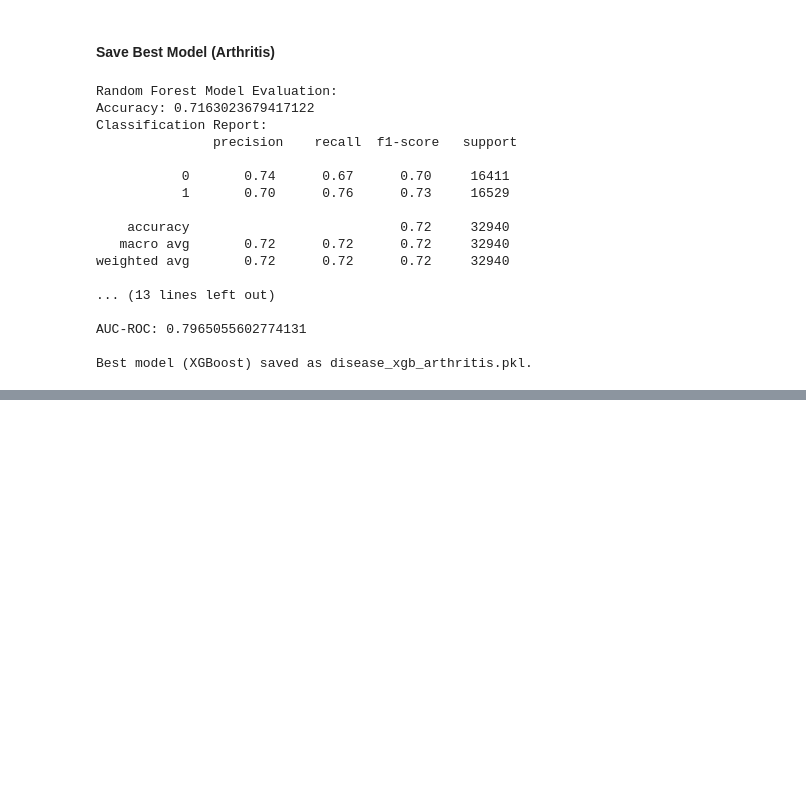
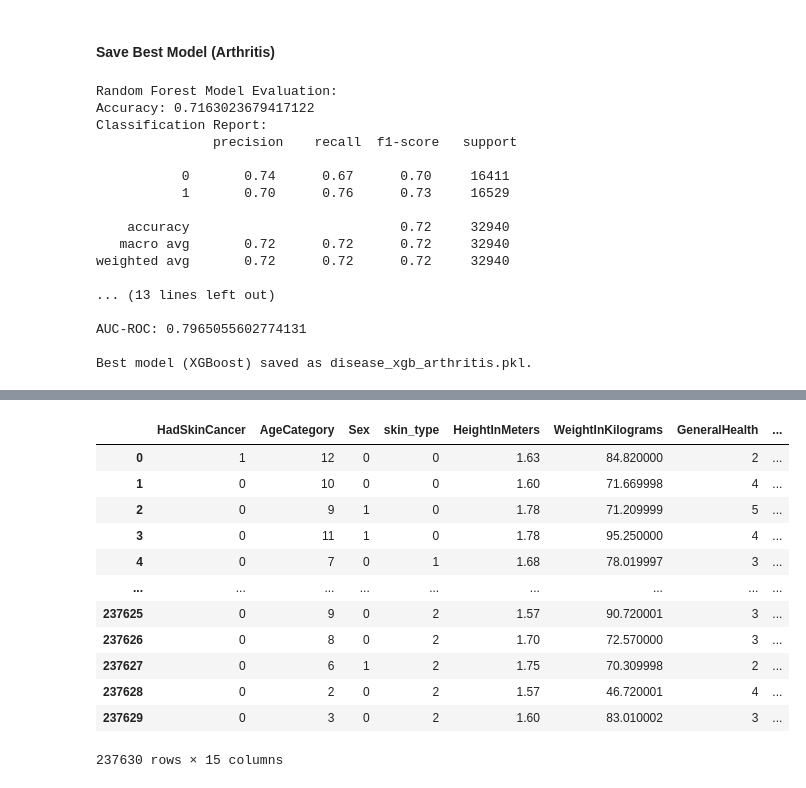
Before and after one commit to JinnOppa/MedInsight, a Jupyter notebook: Source/Prototype/disease_model.ipynb, the cells around one changed output, grey strips where cells are left out. Drawn from its saved outputs; the diff is of its cells as text; code cells hidden in the pictures; blank space fills up the shorter version.

```diff
--- a/Source/Prototype/disease_model.ipynb
+++ b/Source/Prototype/disease_model.ipynb
@@ -119,0 +143,4 @@ memory usage: 63.5+ MB
+# %%
+disease_df['skin_type'] = disease_df['RaceEthnicityCategory'].map(skin_type_map)
+disease_df['sunlight_exposure_category'] = disease_df['State'].map(uv_map)
+disease_df['average_environment_temperature'] = disease_df['State'].map(state_temperature_map)
@@ -197,6 +232,21 @@ e_cigarette_usage_mapping = {
     "Use them some days": 2,
     "Use them every day": 3
 }
+
+# Map skin_type
+skin_type_mapping = {
+    'Type I-II' : 0,
+    'Type IV-VI': 1,
+    'Type III': 2
+}
+# Map sunlight_type
+sunlight_exposure_type_mapping = {
+    'High': 0,
+    'Low': 1,
+    'Extreme': 2,
+    'Very High': 3,
+    'Moderate': 4
+}
 # %%
 disease_df["Sex"] = disease_df["Sex"].map({"Female": 0, "Male": 1})
 # %%
@@ -205,6 +255,8 @@ disease_df["AgeCategory"] = disease_df["AgeCategory"].map(age_category_mapping)
 disease_df["SmokerStatus"] = disease_df["SmokerStatus"].map(smoker_status_mapping)
 disease_df["HadDiabetes"] = disease_df["HadDiabetes"].map(diabetes_mapping)
 disease_df["ECigaretteUsage"] = disease_df["ECigaretteUsage"].map(e_cigarette_usage_mapping)
+disease_df['skin_type'] = disease_df['skin_type'].map(skin_type_mapping)
+disease_df['sunlight_exposure_category'] = disease_df['sunlight_exposure_category'].map(sunlight_exposure_type_mapping)
 # %%
 # Define parameter grids for both models
 rf_param_grid = {
@@ -1750,0 +1864,34 @@ Best model (XGBoost) saved as disease_xgb_arthritis.pkl.
+# %%
+skin_cancer_df =  disease_df[[
+    'HadSkinCancer',       # Target variable
+    'AgeCategory',          # Predictor variables
+    'Sex',
+    'skin_type',
+    'HeightInMeters',
+    'WeightInKilograms',
+    'GeneralHealth',
+    'SmokerStatus',
+    'AlcoholDrinkers',
+    'ECigaretteUsage',
+    'HadCOPD',
+    'DifficultyErrands',
+    'DifficultyDressingBathing',
+    'sunlight_exposure_category',
+    'average_environment_temperature'
+]]
+
+skin_cancer_df
+# %% [output]
+|  | HadSkinCancer | AgeCategory | Sex | skin_type | HeightInMeters | WeightInKilograms | GeneralHealth | ... |
+| 0 | 1 | 12 | 0 | 0 | 1.63 | 84.820000 | 2 | ... |
+| 1 | 0 | 10 | 0 | 0 | 1.60 | 71.669998 | 4 | ... |
+| 2 | 0 | 9 | 1 | 0 | 1.78 | 71.209999 | 5 | ... |
+| 3 | 0 | 11 | 1 | 0 | 1.78 | 95.250000 | 4 | ... |
+| 4 | 0 | 7 | 0 | 1 | 1.68 | 78.019997 | 3 | ... |
+| ... | ... | ... | ... | ... | ... | ... | ... | ... |
+| 237625 | 0 | 9 | 0 | 2 | 1.57 | 90.720001 | 3 | ... |
+| 237626 | 0 | 8 | 0 | 2 | 1.70 | 72.570000 | 3 | ... |
+| 237627 | 0 | 6 | 1 | 2 | 1.75 | 70.309998 | 2 | ... |
+| 237628 | 0 | 2 | 0 | 2 | 1.57 | 46.720001 | 4 | ... |
+| 237629 | 0 | 3 | 0 | 2 | 1.60 | 83.010002 | 3 | ... |
+237630 rows × 15 columns
```
Also changed, not shown: parts of 33 cells of this notebook, 2 other files.
